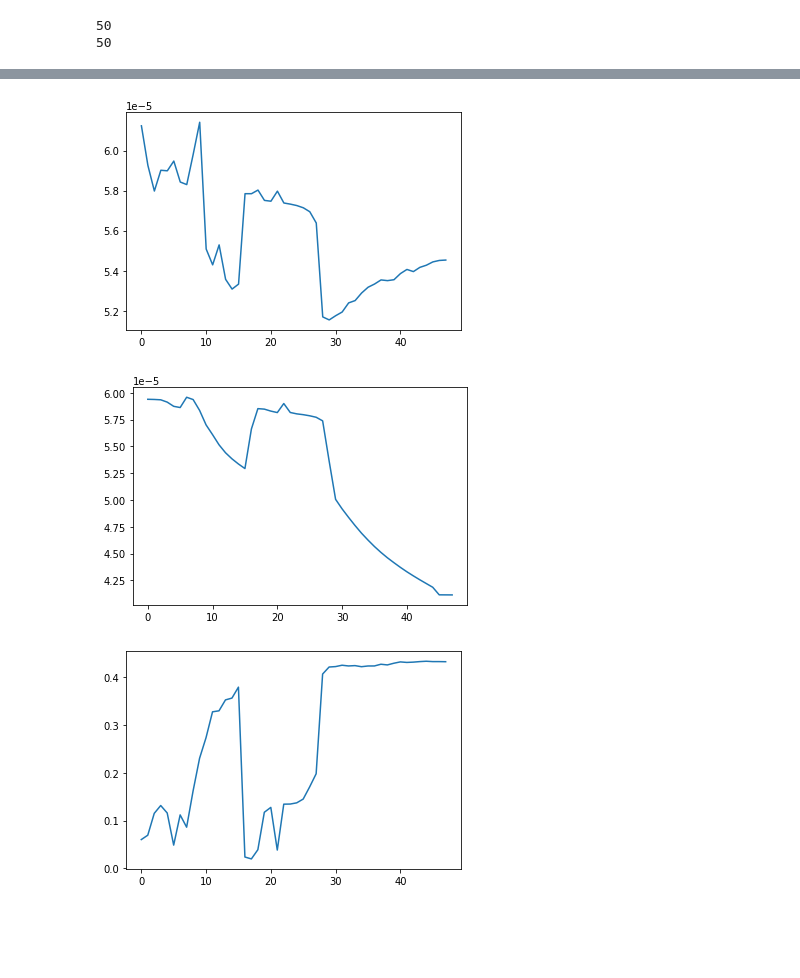
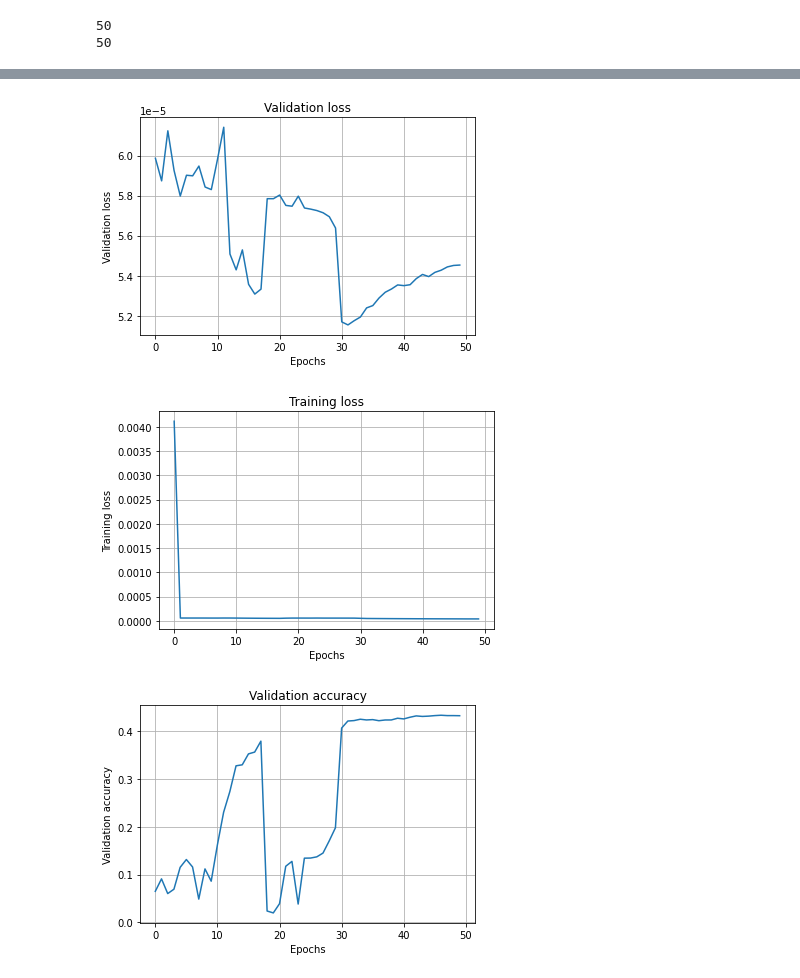
Before and after one commit to AndreOskarAndersen/bachelor_thesis, a Jupyter notebook: code/draw_loss.ipynb, the cells around one changed output, grey strips where cells are left out. Cells and saved outputs as stored; diff of their text form; code cells hidden in the pictures; blank space fills up the shorter version.

```diff
--- a/code/draw_loss.ipynb
+++ b/code/draw_loss.ipynb
@@ -58,12 +47,24 @@ plt.show()
-# %%
-n = 2
-plt.plot(val_loss[n:])
-plt.show()
-plt.plot(train_loss[n:])
-plt.show()
-plt.plot(val_acc[n:])
-plt.show()
-# %% [output]
-[figure, removed]
-[figure, removed]
-[figure, removed]
+# %%
+n = 2
+plt.plot(val_loss)
+plt.grid()
+plt.xlabel("Epochs")
+plt.ylabel("Validation loss")
+plt.title("Validation loss")
+plt.show()
+plt.plot(train_loss)
+plt.grid()
+plt.xlabel("Epochs")
+plt.ylabel("Training loss")
+plt.title("Training loss")
+plt.show()
+plt.plot(val_acc)
+plt.grid()
+plt.xlabel("Epochs")
+plt.ylabel("Validation accuracy")
+plt.title("Validation accuracy")
+plt.show()
+# %% [output]
+[figure, added]
+[figure, added]
+[figure, added]
```
Also changed, not shown: parts of 3 cells of this notebook, 16 other files.
